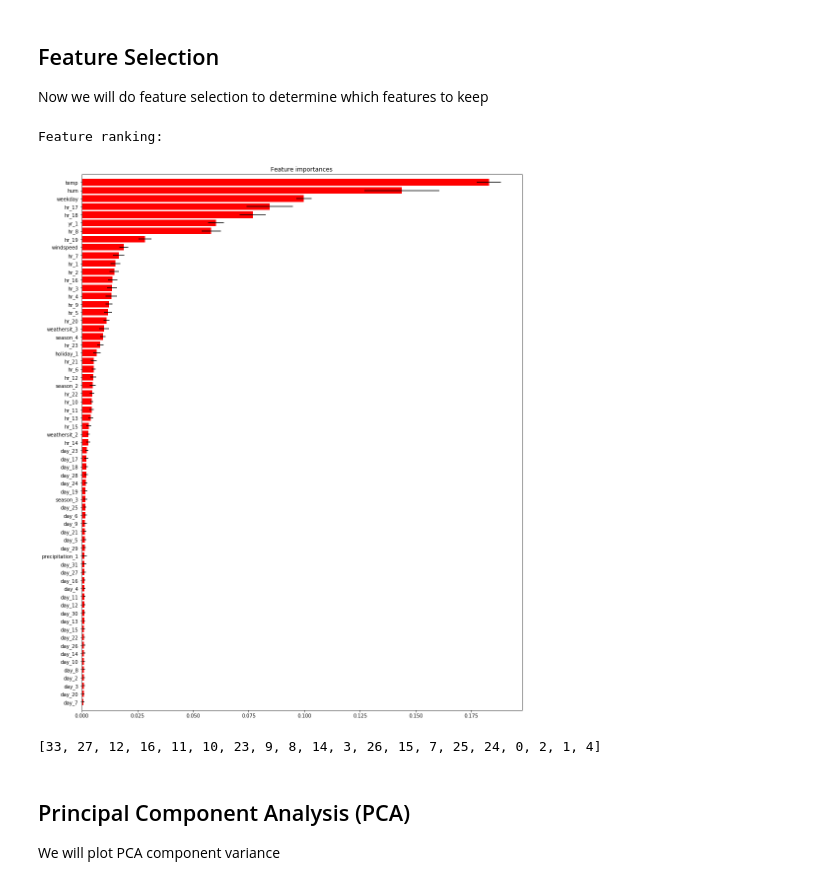
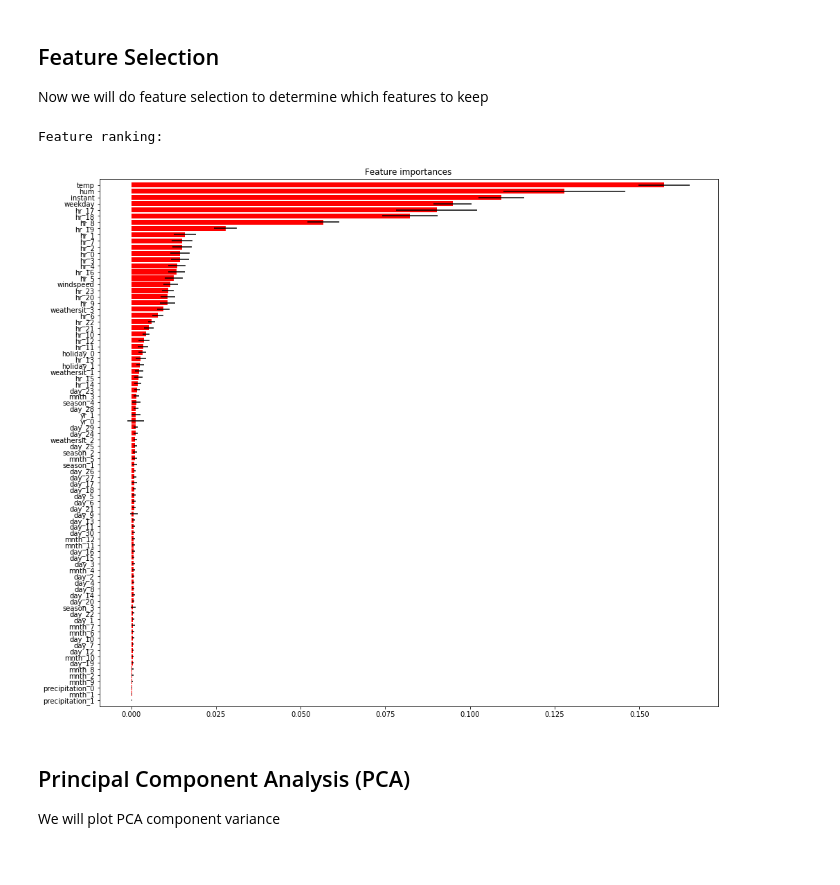
Before and after one commit to akoury/ml-helper, a Jupyter notebook: Regression.ipynb, the cells around one changed output. Drawn from its saved outputs; the diff is of its cells as text; code cells hidden in the pictures.

Commit message:
Added More Models and Transformers

```diff
--- a/Regression.ipynb
+++ b/Regression.ipynb
@@ -599,7 +546,7 @@ data.describe()
 Now we will fix skewness if present and standardize numerical features
 # %%
 training_data = data[data['dteday'].isin(pd.date_range('2011-01-01','2012-09-30'))].copy()
-pt = PowerTransformer(method='yeo-johnson', standardize = True).fit(training_data.iloc[:,7:10])
-data.iloc[:,7:10] = pt.transform(data.iloc[:,7:10])
+pt = PowerTransformer(method='yeo-johnson', standardize = True).fit(training_data.iloc[:,np.r_[:,0,9:12]])
+data.iloc[:,np.r_[:,0,9:12]] = pt.transform(data.iloc[:,np.r_[:,0,9:12]])
 data.head()
 # %% [output]
@@ -629,14 +576,14 @@ def one_hot_encode(df, cols):
     initialColumns = set(df)
 
     for i in cols:
-        dummies = pd.get_dummies(df[i], prefix=i, drop_first = True)
+        dummies = pd.get_dummies(df[i], prefix=i, drop_first = False)
         df = pd.concat([df, dummies], axis = 1)
         df = df.drop(i, axis = 1)
 
     df = convert_to_category(df, set(df) - initialColumns)
     return df
 
-data = one_hot_encode(data, data.iloc[:,np.r_[:,1:5,6,11:13]])
+data = one_hot_encode(data, data.iloc[:,np.r_[:,2:7,8,13:15]])
 
 data.head()
 # %% [output]
@@ -659,7 +606,7 @@ data = drop_columns(data, ['dteday'])
 ## Underrepresented Features
 Now we will see underrepresented features
 # %%
-def under_represented_features(df, threshold = 0.99):
+def under_represented_features(df, threshold = 0.98):
     under_rep = []
     for column in df:
         counts = df[column].value_counts()
@@ -673,7 +620,7 @@ under_represented = under_represented_features(data.loc[:, data.columns != TARGE
 if not under_represented:
     print('No underrepresented features')
 else:
-    print(str(under_represented) + ' are underrepresented')
+    print(str(under_represented) + ' underrepresented, removing them')
     data = drop_columns(data, under_represented)
     holdout = drop_columns(holdout, under_represented)
 
@@ -706,7 +653,7 @@ def cv_evaluate(df, splits = 10, model = None, transformers = None, grid = None)
             model.steps.insert(ind,[str(ind+1),i])
 
     if grid:
-        model = GridSearchCV(model, grid, scoring = METRIC, cv= folds, refit=True, return_train_score = False, error_score=0.0)
+        model = RandomizedSearchCV(model, grid, scoring = METRIC, cv=folds, n_iter = 20, refit=True, return_train_score = False, error_score=0.0)
         model.fit(X_train, y_train)
         scores = model.cv_results_['mean_test_score']
     else:
@@ -723,34 +670,31 @@ Now we will do feature selection to determine which features to keep
 # %%
 def feature_importance(df, ratio = 0.01, plot = False):
     forest = RandomForestRegressor(n_estimators=ESTIMATORS, random_state = SEED)
     acc, scores, forest = cv_evaluate(df, model = forest)
     importances = forest.feature_importances_
     std = np.std([tree.feature_importances_ for tree in forest.estimators_],axis=0)
     indices = np.argsort(importances)
 
     if plot:
         X = df.loc[:, df.columns != TARGET_VARIABLE]
         print("Feature ranking:")
-        plt.figure(figsize=(16, 20))
+        plt.figure(figsize=(16, 14))
         plt.title("Feature importances")
         plt.barh(range(X.shape[1]), importances[indices],color="r", xerr=std[indices], align="center")
         plt.yticks(range(X.shape[1]), [list(df.loc[:, df.columns != TARGET_VARIABLE])[i] for i in indices])
         plt.ylim([-1, X.shape[1]])
         plt.show()
 
 
     keep = [x for x in indices if importances[x] > ratio]
     target = df.columns.get_loc(TARGET_VARIABLE)
     if target not in keep:
         keep.append(target)
 
-    return keep
-
 feature_importance(data, plot = True)
 # %% [output]
 Feature ranking:
-[figure, old version]
+[figure, new version]
-[33, 27, 12, 16, 11, 10, 23, 9, 8, 14, 3, 26, 15, 7, 25, 24, 0, 2, 1, 4]
 # %% [markdown]
 ## Principal Component Analysis (PCA)
 We will plot PCA component variance
```
Also changed, not shown: parts of 64 cells of this notebook.
